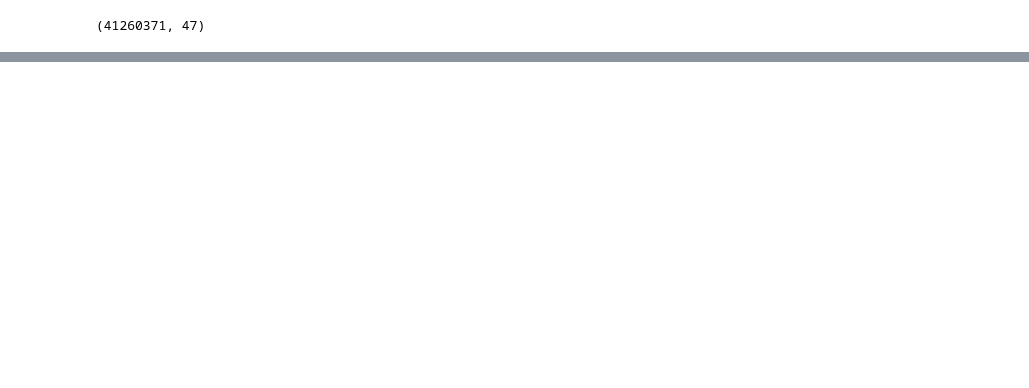
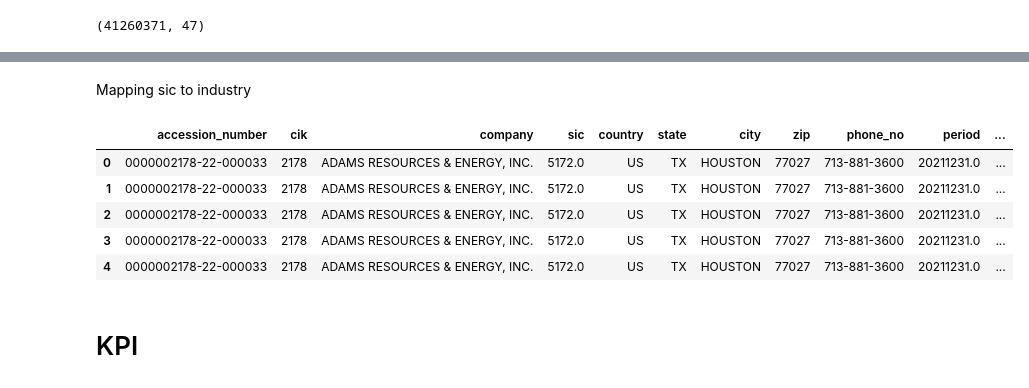
Before and after one commit to kazing98/us_sec_financial_statement, a Jupyter notebook: main.ipynb, the cells around one changed output, grey strips where cells are left out. Saved outputs shown, nothing was run; the diff lists cells and outputs as text; code cells hidden in the pictures; blank space fills up the shorter version.

```diff
--- a/main.ipynb
+++ b/main.ipynb
@@ -232,0 +235,22 @@ df_revenue_clean.head()
+# %%
+# Changing data type
+df_final["accession_number"] = df_final["accession_number"].astype("string")
+df_final["company"] = df_final["company"].astype("string")
+df_final["country"] = df_final["country"].astype("string")
+df_final["state"] = df_final["state"].astype("string")
+df_final["city"] = df_final["city"].astype("string")
+df_final["zip"] = df_final["zip"].astype("string")
+df_final["phone_no"] = df_final["phone_no"].astype("string")
+df_final["revenue_unit"] = df_final["revenue_unit"].astype("string")
+df_final["file_name"] = df_final["file_name"].astype("string")
+df_final['aciks'] = df_final['aciks'].astype("string")
+df_final['fiscal_year'] = df_final['fiscal_year'].astype(int)
+
+# Filling in null values
+df_final['aciks'] = df_final['aciks'].fillna('')
+df_final["phone_no"] = df_final["phone_no"].fillna('')
+df_final["phone_no"] = df_final["phone_no"].fillna('')
+df_final["state"] = df_final["state"].fillna('')
+df_final["city"] = df_final["city"].fillna('')
+df_final["zip"] = df_final["zip"].fillna('')
+df_final["revenue"] = df_final["revenue"].fillna(0)
@@ -232,0 +277,27 @@ df_revenue_clean.head()
+# %% [markdown]
+Mapping sic to industry
+# %%
+PROJECT_ROOT = Path(".").resolve()
+DATA_DIR = PROJECT_ROOT / "data"
+sic_map_path = DATA_DIR / "sic_mapping.csv"
+
+if not sic_map_path.exists():
+    raise FileNotFoundError(f"SIC mapping file not found at {sic_map_path}")
+
+# Loading the sic_mapping file
+sic_map = pd.read_csv(sic_map_path, encoding="latin1")
+
+sic_dict = dict(zip(sic_map["SIC Code"], sic_map["Industry Title"]))
+# %%
+# Mapping sic values to their industries
+df_final["industry"] = df_final["sic"].map(sic_dict).fillna("Unknown Industry")
+df_final.head()
+# %% [output]
+|  | accession_number | cik | company | sic | country | state | city | zip | phone_no | period | ... |
+| 0 | 0000002178-22-000033 | 2178 | ADAMS RESOURCES & ENERGY, INC. | 5172.0 | US | TX | HOUSTON | 77027 | 713-881-3600 | 20211231.0 | ... |
+| 1 | 0000002178-22-000033 | 2178 | ADAMS RESOURCES & ENERGY, INC. | 5172.0 | US | TX | HOUSTON | 77027 | 713-881-3600 | 20211231.0 | ... |
+| 2 | 0000002178-22-000033 | 2178 | ADAMS RESOURCES & ENERGY, INC. | 5172.0 | US | TX | HOUSTON | 77027 | 713-881-3600 | 20211231.0 | ... |
+| 3 | 0000002178-22-000033 | 2178 | ADAMS RESOURCES & ENERGY, INC. | 5172.0 | US | TX | HOUSTON | 77027 | 713-881-3600 | 20211231.0 | ... |
+| 4 | 0000002178-22-000033 | 2178 | ADAMS RESOURCES & ENERGY, INC. | 5172.0 | US | TX | HOUSTON | 77027 | 713-881-3600 | 20211231.0 | ... |
+# %% [markdown]
+<h1>KPI</h1>
```
Also changed, not shown: parts of 32 cells of this notebook, 1 other file.
